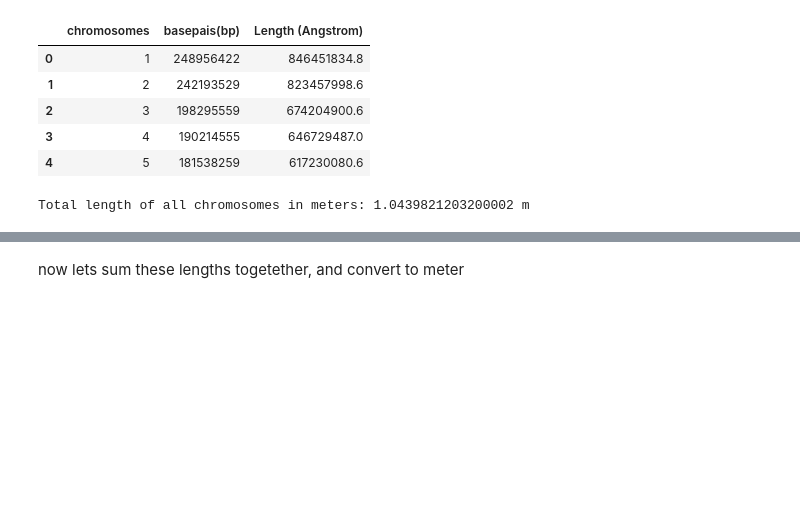
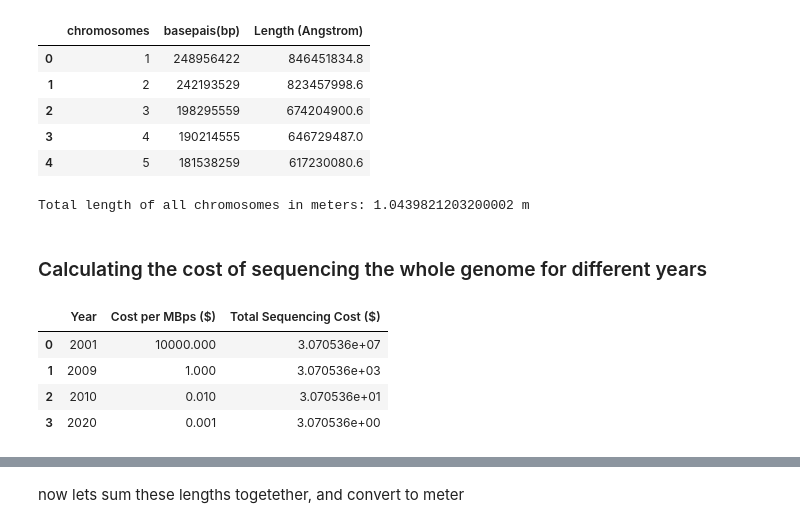
Before and after one commit to yongmeiwang/AI_BigData_CancerBiology, a Jupyter notebook: Sept9Class.ipynb, the cells around one changed output, grey strips where cells are left out. Cells and saved outputs as stored; diff of their text form; code cells hidden in the pictures; blank space fills up the shorter version.

```diff
--- a/Sept9Class.ipynb
+++ b/Sept9Class.ipynb
@@ -138,3 +138,23 @@ total_length_meter = total_length_angstrom / 1e10
 print(f"Total length of all chromosomes in meters: {total_length_meter} m")
 # %% [output]
 Total length of all chromosomes in meters: 1.0439821203200002 m
+# %% [markdown]
+### Calculating the cost of sequencing the whole genome for different years
+# %%
+total_mbps = total_basepairs / 1_000_000
+
+cost_data = {
+    'Year': [2001, 2009, 2010, 2020],
+    'Cost per MBps ($)': [10000, 1.00, 0.01, 0.001]
+}
+cost_df = pd.DataFrame(cost_data)
+
+cost_df['Total Sequencing Cost ($)'] = cost_df['Cost per MBps ($)'] * total_mbps
+
+display(cost_df)
+# %% [output]
+|  | Year | Cost per MBps ($) | Total Sequencing Cost ($) |
+| 0 | 2001 | 10000.000 | 3.070536e+07 |
+| 1 | 2009 | 1.000 | 3.070536e+03 |
+| 2 | 2010 | 0.010 | 3.070536e+01 |
+| 3 | 2020 | 0.001 | 3.070536e+00 |
```
Also changed, not shown: parts of 1 cell of this notebook.
